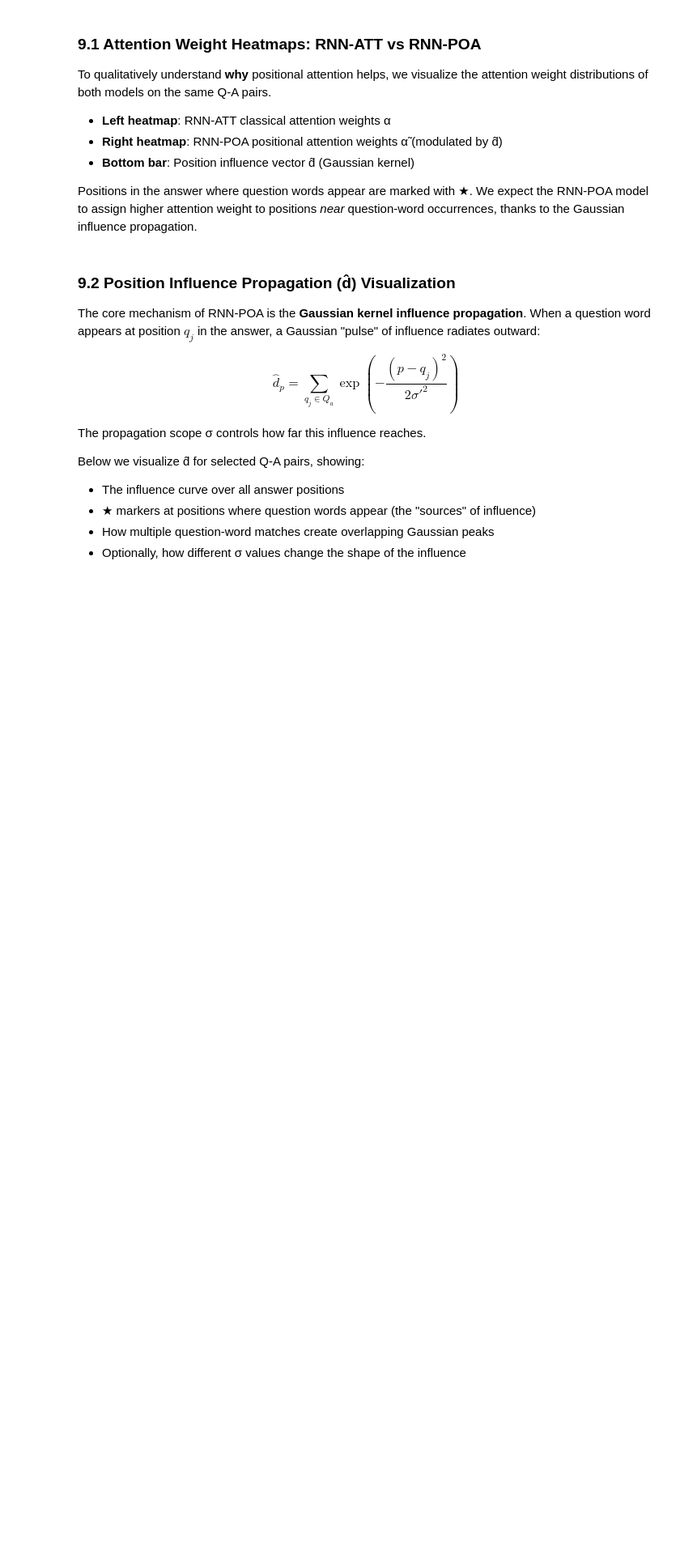
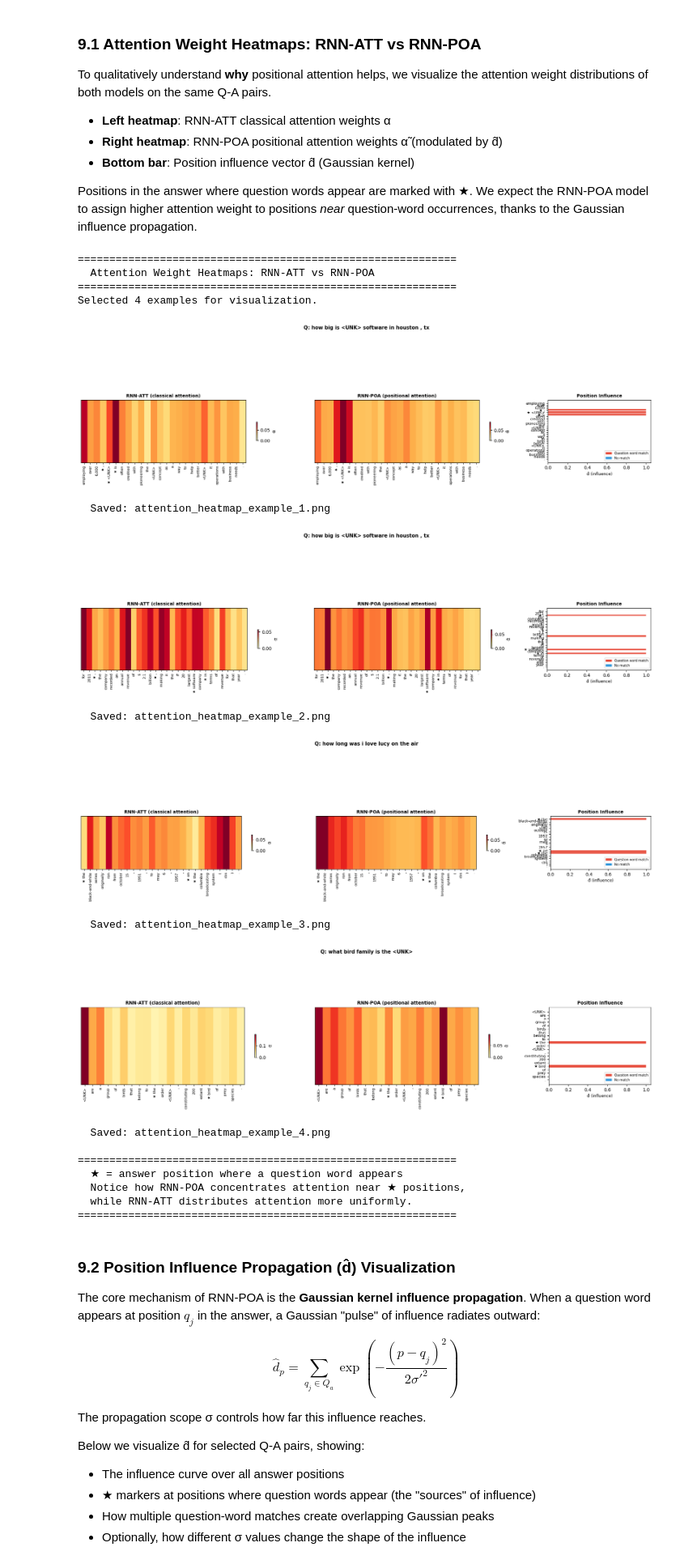
Before and after one commit to p-priyanshu04/Deep-Learning-Project, a Jupyter notebook: rnn_poa_reproduction.ipynb, the cells around one changed output. Shown at 81% size. Drawn from its saved outputs; the diff is of its cells as text; code cells hidden in the pictures; blank space fills up the shorter version.

```diff
--- a/rnn_poa_reproduction.ipynb
+++ b/rnn_poa_reproduction.ipynb
@@ -1496,34 +1630,53 @@ if num_examples == 0:
 selected_indices = viz_candidates[:num_examples]
 print(f'Selected {num_examples} examples for visualization.\n')
 
 # ── Extract and plot ──
 # NOTE: adjust model variable names if yours differ
 #   wiki_model_poa  = trained RNNPOA model on WikiQA
 #   model_base      = trained AttentionBLSTM model on WikiQA
 #   (check your Section 7 cell for the exact variable names)
 
 for idx_num, sample_idx in enumerate(selected_indices):
     sample = wiki_dev_ds.samples[sample_idx]
 
     # Extract attention weights
-    alpha_att = extract_attention_weights_att(model_base, sample)
+    alpha_att = extract_attention_weights_att(wiki_model_base, sample)
     alpha_poa, d_hat = extract_attention_weights_poa(wiki_model_poa, sample)
 
     # Plot
     fig = plot_attention_comparison(sample, alpha_att, alpha_poa, d_hat)
 
     # Save each figure
     fname = f'attention_heatmap_example_{idx_num+1}.png'
     fig.savefig(fname, dpi=150, bbox_inches='tight')
     plt.show()
     print(f'  Saved: {fname}')
     print()
 
 print('='*60)
 print('  ★ = answer position where a question word appears')
 print('  Notice how RNN-POA concentrates attention near ★ positions,')
 print('  while RNN-ATT distributes attention more uniformly.')
 print('='*60)
+# %% [output]
+============================================================
+  Attention Weight Heatmaps: RNN-ATT vs RNN-POA
+============================================================
+Selected 4 examples for visualization.
+[figure, added]
+  Saved: attention_heatmap_example_1.png
+[figure, added]
+  Saved: attention_heatmap_example_2.png
+[figure, added]
+  Saved: attention_heatmap_example_3.png
+[figure, added]
+  Saved: attention_heatmap_example_4.png
+
+============================================================
+  ★ = answer position where a question word appears
+  Notice how RNN-POA concentrates attention near ★ positions,
+  while RNN-ATT distributes attention more uniformly.
+============================================================
 # %% [markdown]
 ### 9.2 Position Influence Propagation (d̂) Visualization
 
```
Also changed, not shown: parts of 22 cells of this notebook.
